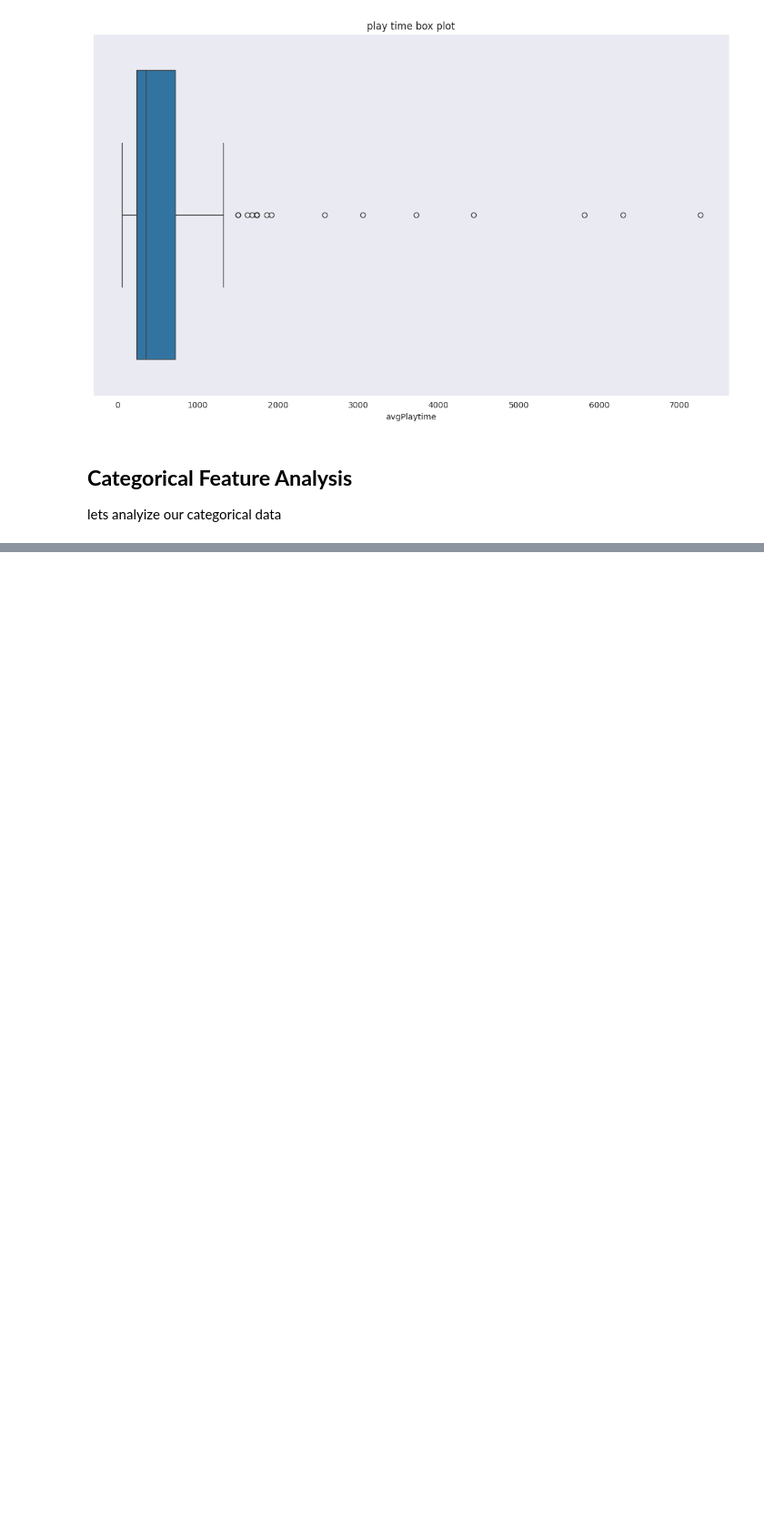
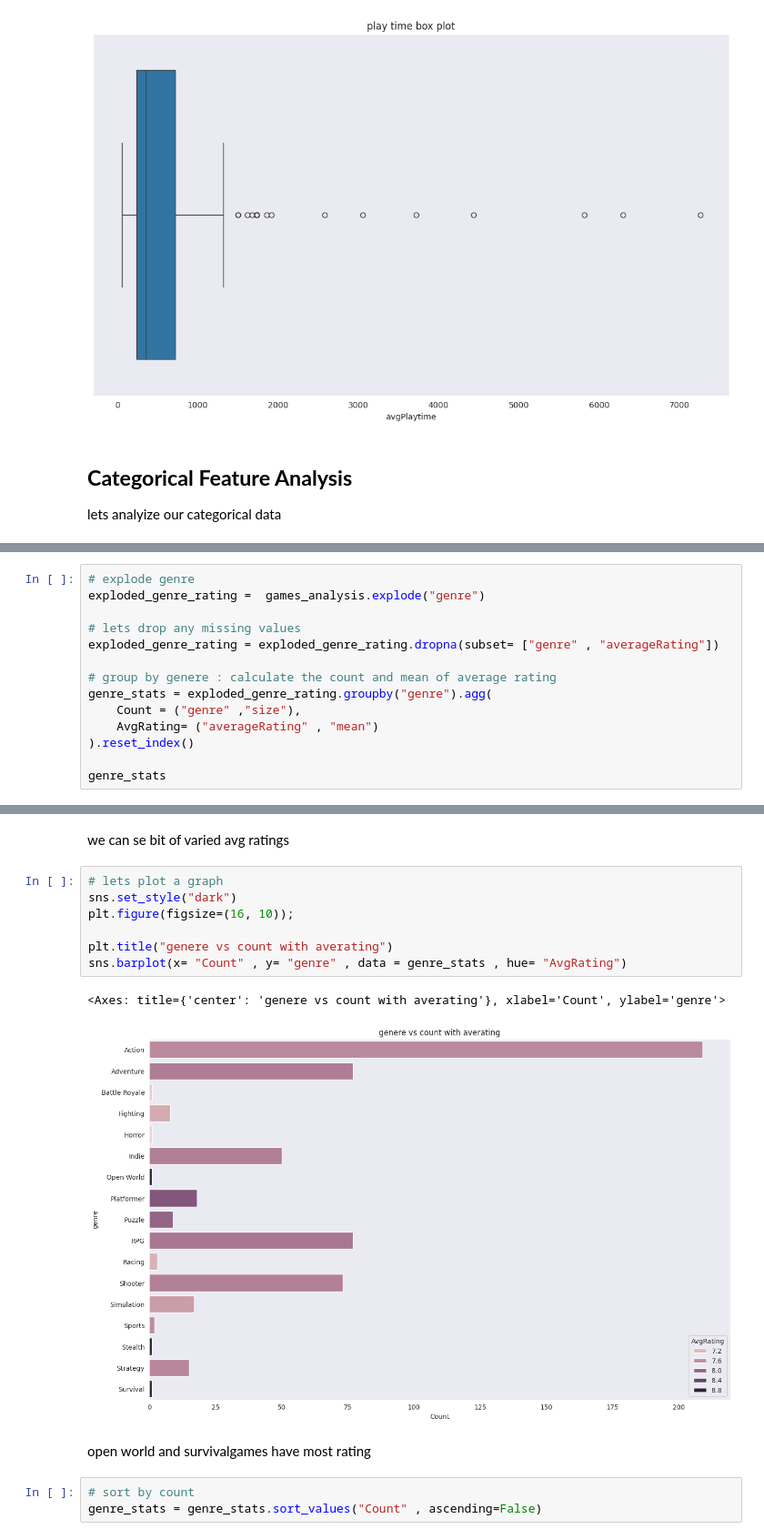
Before and after one commit to Shruthikshetty/media-logger-recommender, a Jupyter notebook: training_notebooks/games_recommendation_model.ipynb, the cells around one changed output, grey strips where cells are left out. Shown at 91% size. Cells and saved outputs as stored; diff of their text form; blank space fills up the shorter version.

```diff
--- a/training_notebooks/games_recommendation_model.ipynb
+++ b/training_notebooks/games_recommendation_model.ipynb
@@ -222,0 +366,14 @@ lets analyize our categorical data
+# %%
+# explode genre
+exploded_genre_rating =  games_analysis.explode("genre")
+
+# lets drop any missing values
+exploded_genre_rating = exploded_genre_rating.dropna(subset= ["genre" , "averageRating"])
+
+# group by genere : calculate the count and mean of average rating
+genre_stats = exploded_genre_rating.groupby("genre").agg(
+    Count = ("genre" ,"size"),
+    AvgRating= ("averageRating" , "mean")
+).reset_index()
+
+genre_stats
@@ -222,0 +399,17 @@ lets analyize our categorical data
+# %% [markdown]
+we can se bit of varied avg ratings
+# %%
+# lets plot a graph
+sns.set_style("dark")
+plt.figure(figsize=(16, 10));
+
+plt.title("genere vs count with averating")
+sns.barplot(x= "Count" , y= "genre" , data = genre_stats , hue= "AvgRating")
+# %% [output]
+<Axes: title={'center': 'genere vs count with averating'}, xlabel='Count', ylabel='genre'>
+[figure, added]
+# %% [markdown]
+open world and survivalgames have most rating
+# %%
+# sort by count
+genre_stats = genre_stats.sort_values("Count" , ascending=False)
```
Also changed, not shown: parts of 59 cells of this notebook, 1 other file.
